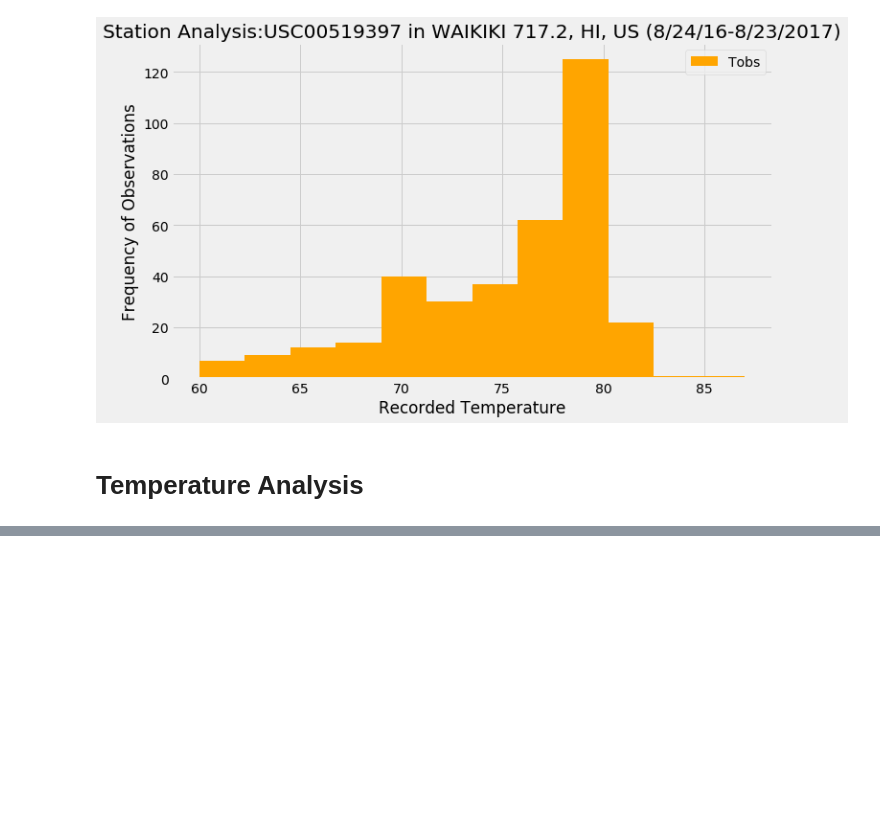
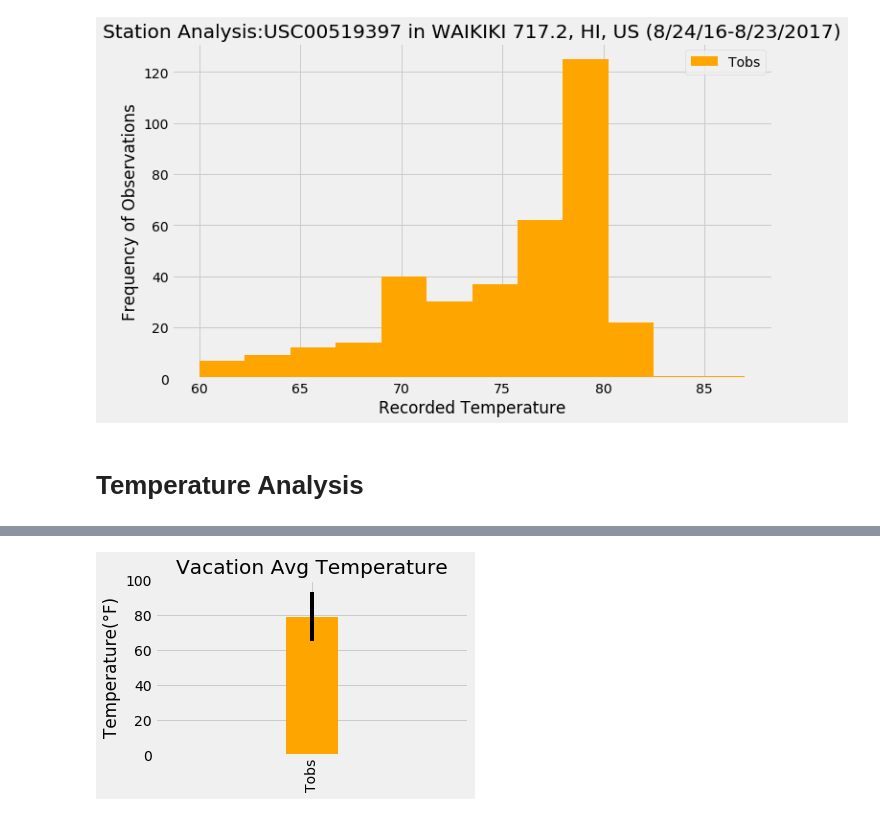
Before and after one commit to vst17/SurfsUPHAWAII, a Jupyter notebook: climate_analysis.ipynb, the cells around one changed output, grey strips where cells are left out. Saved outputs shown, nothing was run; the diff lists cells and outputs as text; code cells hidden in the pictures; blank space fills up the shorter version.

```diff
--- a/climate_analysis.ipynb
+++ b/climate_analysis.ipynb
@@ -189,0 +215,11 @@ plt.show()
+# %%
+start_date = '2017-08-01'
+end_date = '2017-08-15'
+
+vacation_2017 = session.query(Measurement.date, Measurement.tobs).\
+    filter(Measurement.date >= start_date).filter(Measurement.date <= end_date).all()
+
+#put it in a dataframe
+
+Vacation_temperatures = pd.DataFrame(vacation_2017, columns=['Date', 'Tobs'])
+Vacation_temperatures.head()
@@ -189,0 +246,13 @@ plt.show()
+# %%
+#Whisker Box
+avg_temp = Vacation_temperatures.mean()
+temperature_range = (Vacation_temperatures['Tobs'].max() - Vacation_temperatures['Tobs'].min())
+
+p = avg_temp.plot(legend = False, kind = 'bar', color = 'orange', yerr = temperature_range,
+                 width = 0.1, figsize = (5,3))
+p.set_title("Vacation Avg Temperature")
+p.set_ylabel("Temperature(°F)")
+p.set_ylim(0,100)
+plt.show()
+# %% [output]
+[figure, added]
```
Also changed, not shown: parts of 5 cells of this notebook.
